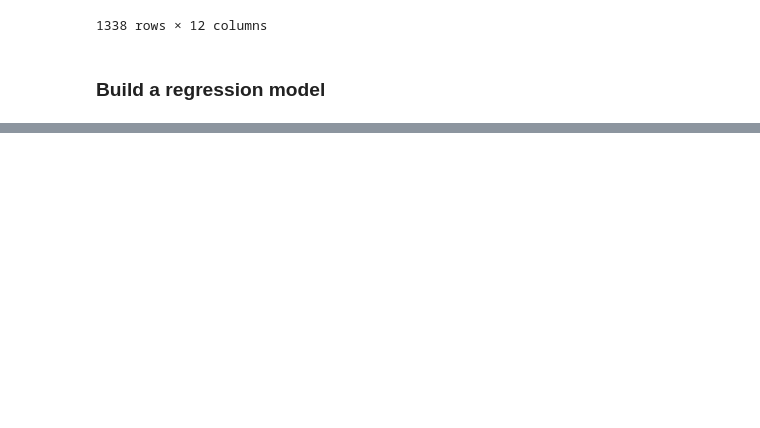
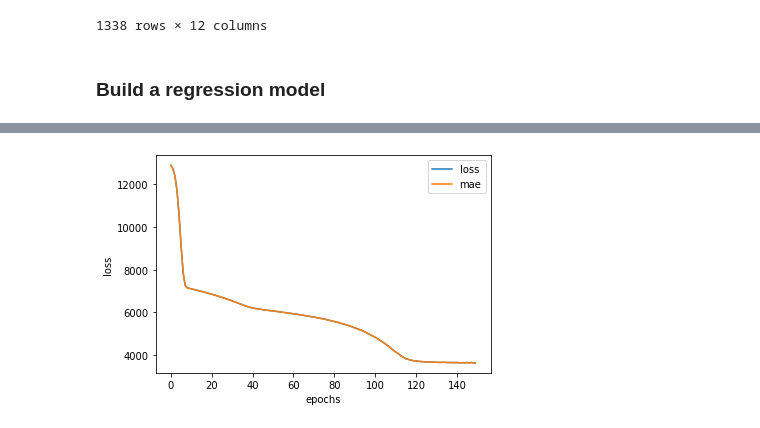
Before and after one commit to pkro/tensorflow_cert_training, a Jupyter notebook: colab_notebooks/01b_a_larger_example.ipynb, the cells around one changed output, grey strips where cells are left out. Cells and saved outputs as stored; diff of their text form; code cells hidden in the pictures; blank space fills up the shorter version.

```diff
--- a/colab_notebooks/01b_a_larger_example.ipynb
+++ b/colab_notebooks/01b_a_larger_example.ipynb
@@ -14,6 +14,13 @@ Dataset: https://raw.githubusercontent.com/stedy/Machine-Learning-with-R-dataset
 import tensorflow as tf
 import pandas as pd
 import matplotlib.pyplot as plt
+# %%
+# history visualizer helper from previous notebook
+import pandas as pd
+def plot_history(history):
+  pd.DataFrame(history.history).plot()
+  plt.ylabel("loss")
+  plt.xlabel("epochs")
 # %%
 insurance = pd.read_csv("https://raw.githubusercontent.com/stedy/Machine-Learning-with-R-datasets/master/insurance.csv")
 insurance
@@ -128,0 +283,21 @@ insurance
+# %%
+# result of experiments
+
+tf.random.set_seed(42)
+
+insurance_model_3 = tf.keras.models.Sequential([
+    # add a layer
+    tf.keras.layers.Dense(100),
+    tf.keras.layers.Dense(10),
+    tf.keras.layers.Dense(1)
+])
+
+# change optimizer
+insurance_model_3.compile(optimizer=tf.keras.optimizers.Adam(),
+                          loss=tf.keras.losses.MAE,
+                          metrics=["mae"])
+# more epochs
+history_3 = insurance_model_3.fit(X_train, y_train, epochs=150, verbose=0)
+
+print("insurance_model_2 evaluation: ", insurance_model_2.evaluate(X_test, y_test))
+print("insurance_model_3 evaluation: ", insurance_model_3.evaluate(X_test, y_test))
@@ -128,0 +327,4 @@ insurance
+# %%
+plot_history(history_3)
+# %% [output]
+[figure, added]
```
Also changed, not shown: parts of 21 cells of this notebook.
